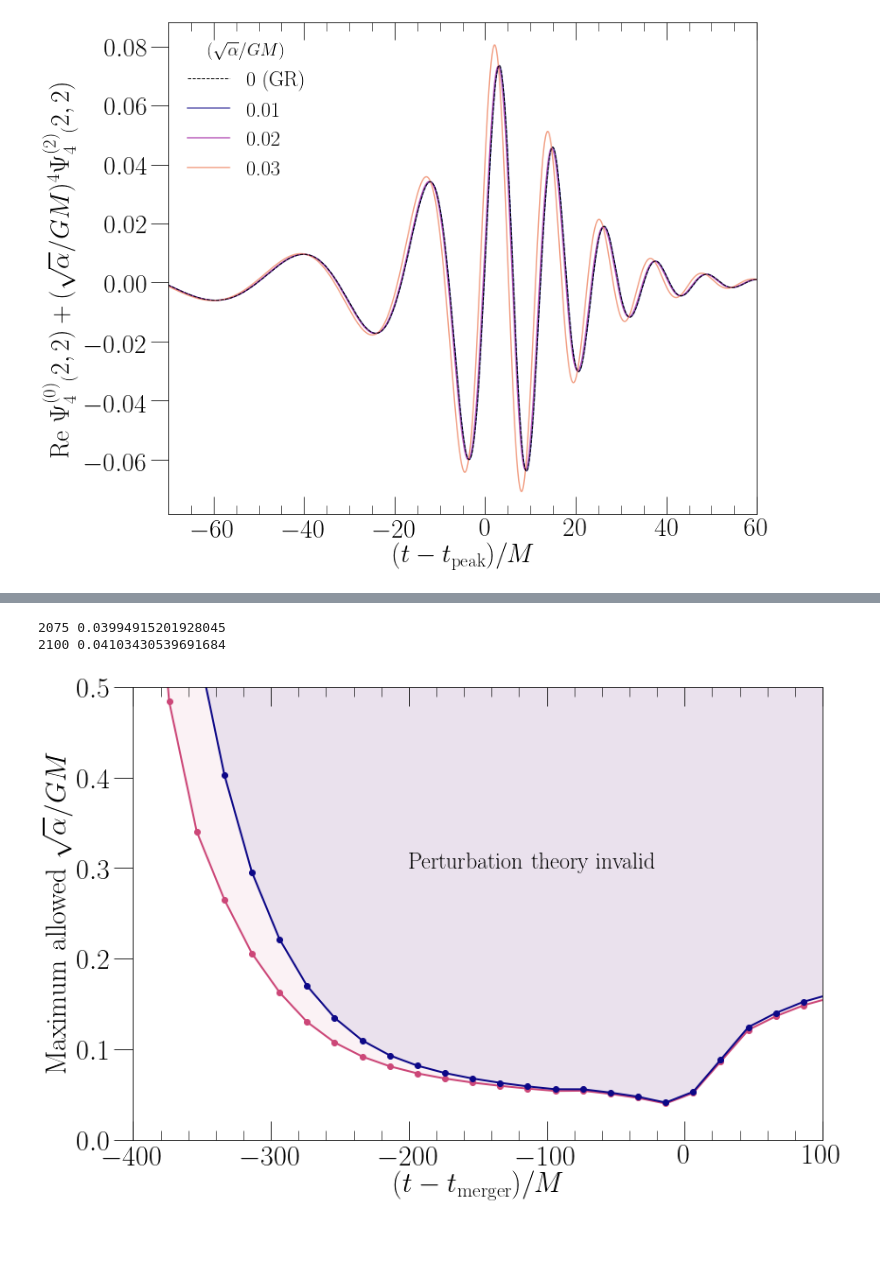
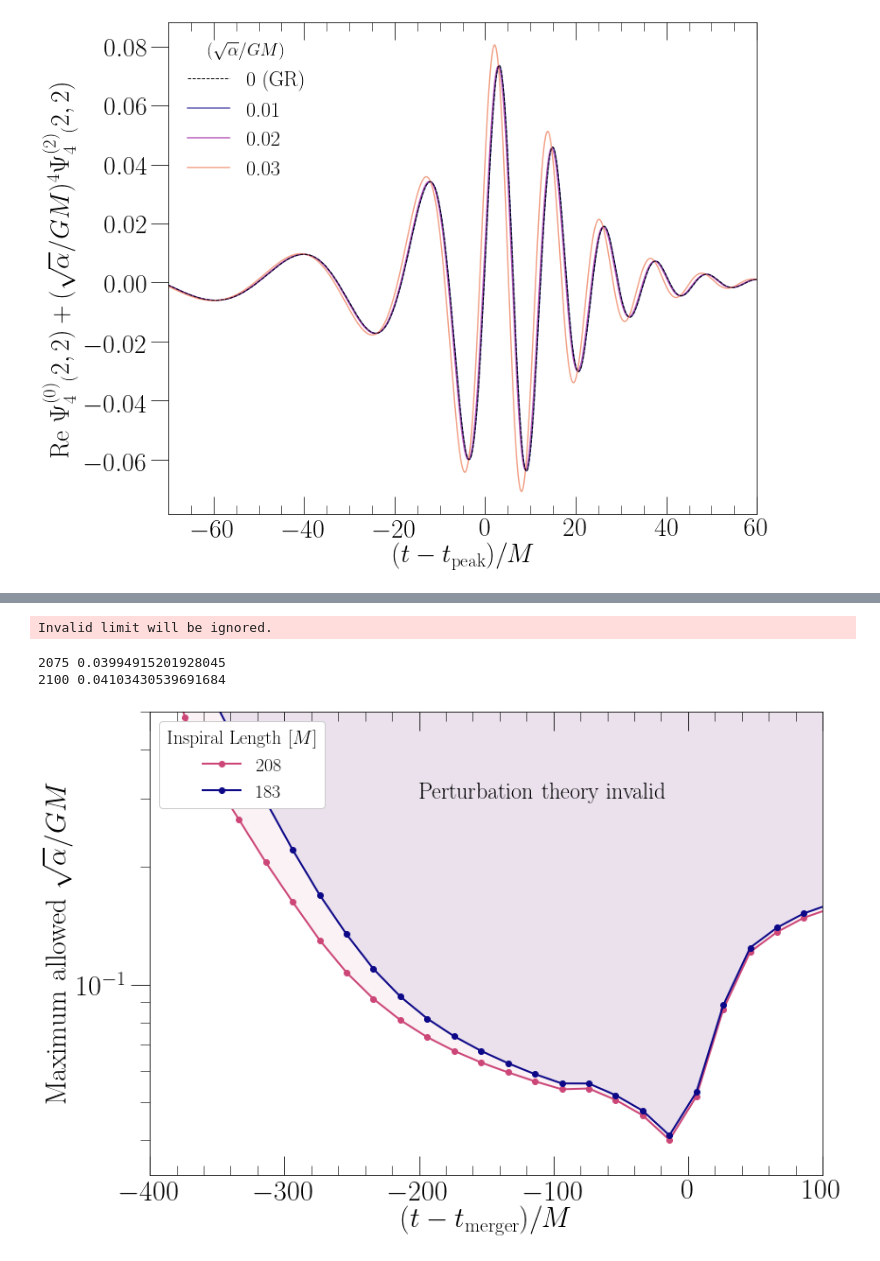
Before and after one commit to mariaokounkova/EDGB, a Jupyter notebook: GW150914/EDGB_GW.ipynb, the cells around one changed output, grey strips where cells are left out. Drawn from its saved outputs; the diff is of its cells as text; code cells hidden in the pictures.

```diff
--- a/GW150914/EDGB_GW.ipynb
+++ b/GW150914/EDGB_GW.ipynb
@@ -907,37 +946,44 @@ def PlotValidity(figname):
     start_arr = ['2075','2100']
     ramp = 250 ## ramp length
 
     cmap = matplotlib.cm.get_cmap('plasma')
     colors = [cmap(float(i)/len(start_arr)) for i in range(len(start_arr))][::-1]
 
     f, ax = plt.subplots(1, figsize=(12,8))
 
     for start, color in zip(start_arr, colors):
 
+        time, data = GethPsi4Mode(ev_dir(start, lev=0), radius=-1)
+        ## Let's calculate the length until the merger time
+        t_peak = GetPeakTimeMode(time, data)
+        length = t_merger - float(start) - ramp
+
         time, eps = ComputeEpsilon(ev_dir(start))
         # Cut the time so only considering dCS effects
         time, eps = CutTimes(time, eps, -400, 200)
         print (start, min(eps))
-        ax.plot(time, eps, '-o', color = color, label=start, lw=2.0)
+        ax.plot(time, eps, '-o', color = color, label='%.d' % length, lw=2.0)
 
         ax.fill_between(time, eps, 2.0, color=color,alpha=0.07)
 
 
-    #legend = ax.legend(fontsize=20, loc='upper left', frameon=True, framealpha = 1.0, ncol=1, \
-    #          title='Start time $[M]$')
-    #plt.setp(legend.get_title(),fontsize=20)
+    legend = ax.legend(fontsize=20, loc='upper left', frameon=True, framealpha = 1.0, ncol=1, \
+              title='Inspiral Length $[M]$')
+    plt.setp(legend.get_title(),fontsize=20)
+    ax.set_yscale('log')
     ax.text(-200, 0.3, 'Perturbation theory invalid', fontsize=24, color='black')
     ax.set_xlabel('$(t - t_\mathrm{merger})/M$', fontsize=30)
     ax.set_ylabel(r'Maximum  allowed $\sqrt{\alpha}/GM$', fontsize=30)
     ax.set_xlim(-400, 100)
     ax.set_ylim(0.0, 0.5)
     plt.tight_layout()
     plt.savefig(figname + '.pdf')
     plt.show()
 
 
 PlotValidity('Validity.pdf')
 # %% [output]
-2075 0.03994915201928045
-2100 0.04103430539691684
+Invalid limit will be ignored.
+2075 0.03994915201928045
+2100 0.04103430539691684
-[figure, old version]
+[figure, new version]
```
Also changed, not shown: parts of 1 cell of this notebook.
